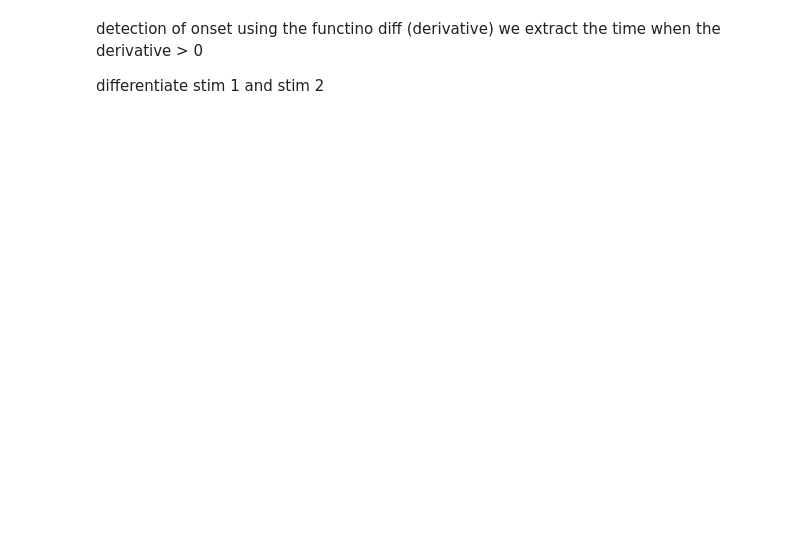
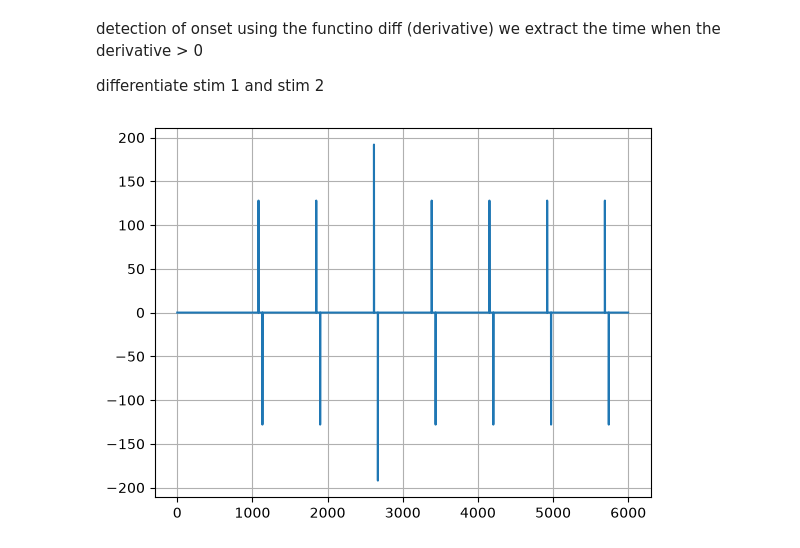
Before and after one commit to nicolascatz/M1_EEG_Project, a Jupyter notebook: scripts/DA1_TD1_Garrido_from_process_to_analysis_students.ipynb, the cells around one changed output. Cells and saved outputs as stored; diff of their text form; code cells hidden in the pictures; blank space fills up the shorter version.

```diff
--- a/scripts/DA1_TD1_Garrido_from_process_to_analysis_students.ipynb
+++ b/scripts/DA1_TD1_Garrido_from_process_to_analysis_students.ipynb
@@ -78,3 +83,10 @@ detection of onset using the functino diff (derivative)
 we extract the time when the derivative > 0
 
 differentiate stim 1 and stim 2
+# %%
+d = np.diff(ts_stim)
+
+plt.plot(d[:6000])
+plt.grid()
+# %% [output]
+[figure, added]
```
Also changed, not shown: parts of 20 cells of this notebook, 1 other file.
